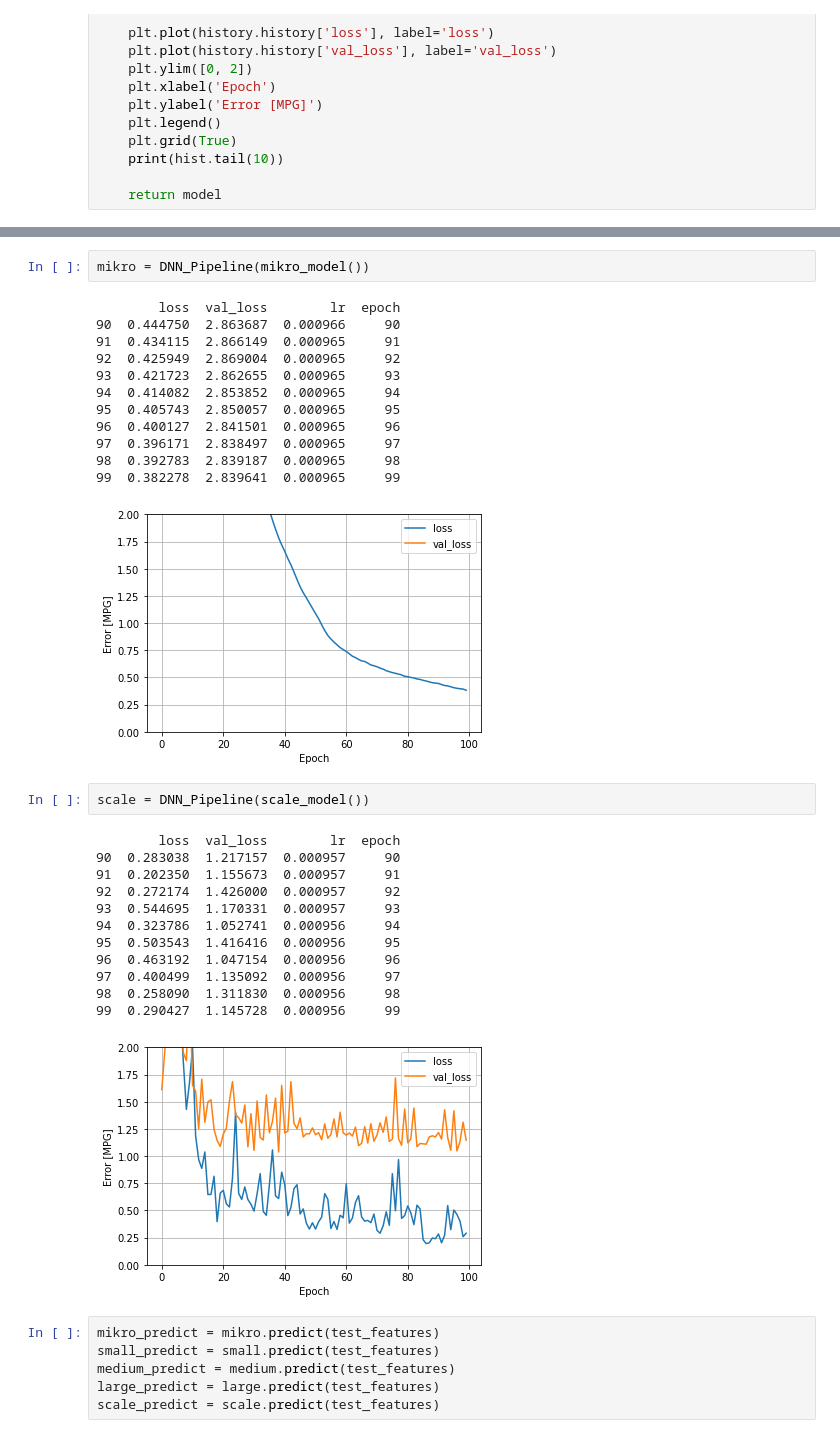
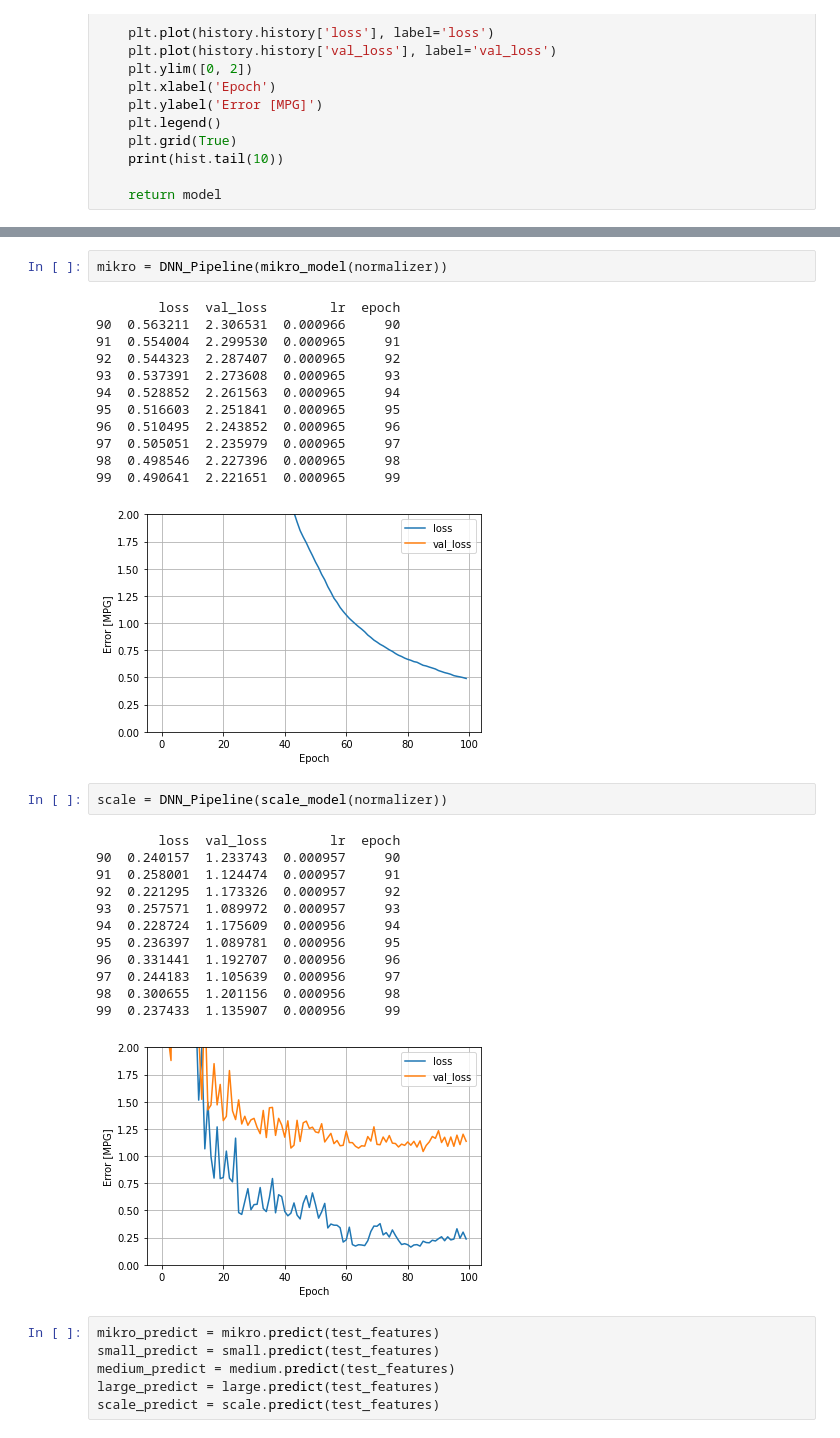
Before and after one commit to GusanwaAkbar/Traveloka-Hotel-Ranking, a Jupyter notebook: Machine-Learning/Capstone_Test_v2_(XGB,_LGBM,_CB).ipynb, the cells around one changed output, grey strips where cells are left out. Cells and saved outputs as stored; diff of their text form.

Commit message:
js-ml-model

```diff
--- a/Machine-Learning/Capstone_Test_v2_(XGB,_LGBM,_CB).ipynb
+++ b/Machine-Learning/Capstone_Test_v2_(XGB,_LGBM,_CB).ipynb
@@ -610,33 +615,33 @@ large = DNN_Pipeline(large_model())
 # %%
-mikro = DNN_Pipeline(mikro_model())
+mikro = DNN_Pipeline(mikro_model(normalizer))
 # %% [output]
         loss  val_loss        lr  epoch
-90  0.444750  2.863687  0.000966     90
-91  0.434115  2.866149  0.000965     91
-92  0.425949  2.869004  0.000965     92
-93  0.421723  2.862655  0.000965     93
-94  0.414082  2.853852  0.000965     94
-95  0.405743  2.850057  0.000965     95
-96  0.400127  2.841501  0.000965     96
-97  0.396171  2.838497  0.000965     97
-98  0.392783  2.839187  0.000965     98
-99  0.382278  2.839641  0.000965     99
+90  0.563211  2.306531  0.000966     90
+91  0.554004  2.299530  0.000965     91
+92  0.544323  2.287407  0.000965     92
+93  0.537391  2.273608  0.000965     93
+94  0.528852  2.261563  0.000965     94
+95  0.516603  2.251841  0.000965     95
+96  0.510495  2.243852  0.000965     96
+97  0.505051  2.235979  0.000965     97
+98  0.498546  2.227396  0.000965     98
+99  0.490641  2.221651  0.000965     99
-[figure, old version]
+[figure, new version]
 # %%
-scale = DNN_Pipeline(scale_model())
+scale = DNN_Pipeline(scale_model(normalizer))
 # %% [output]
         loss  val_loss        lr  epoch
-90  0.283038  1.217157  0.000957     90
-91  0.202350  1.155673  0.000957     91
-92  0.272174  1.426000  0.000957     92
-93  0.544695  1.170331  0.000957     93
-94  0.323786  1.052741  0.000956     94
-95  0.503543  1.416416  0.000956     95
-96  0.463192  1.047154  0.000956     96
-97  0.400499  1.135092  0.000956     97
-98  0.258090  1.311830  0.000956     98
-99  0.290427  1.145728  0.000956     99
+90  0.240157  1.233743  0.000957     90
+91  0.258001  1.124474  0.000957     91
+92  0.221295  1.173326  0.000957     92
+93  0.257571  1.089972  0.000957     93
+94  0.228724  1.175609  0.000956     94
+95  0.236397  1.089781  0.000956     95
+96  0.331441  1.192707  0.000956     96
+97  0.244183  1.105639  0.000956     97
+98  0.300655  1.201156  0.000956     98
+99  0.237433  1.135907  0.000956     99
-[figure, old version]
+[figure, new version]
 # %%
 mikro_predict = mikro.predict(test_features)
 small_predict = small.predict(test_features)
```
Also changed, not shown: parts of 27 cells of this notebook, 13 other files.
